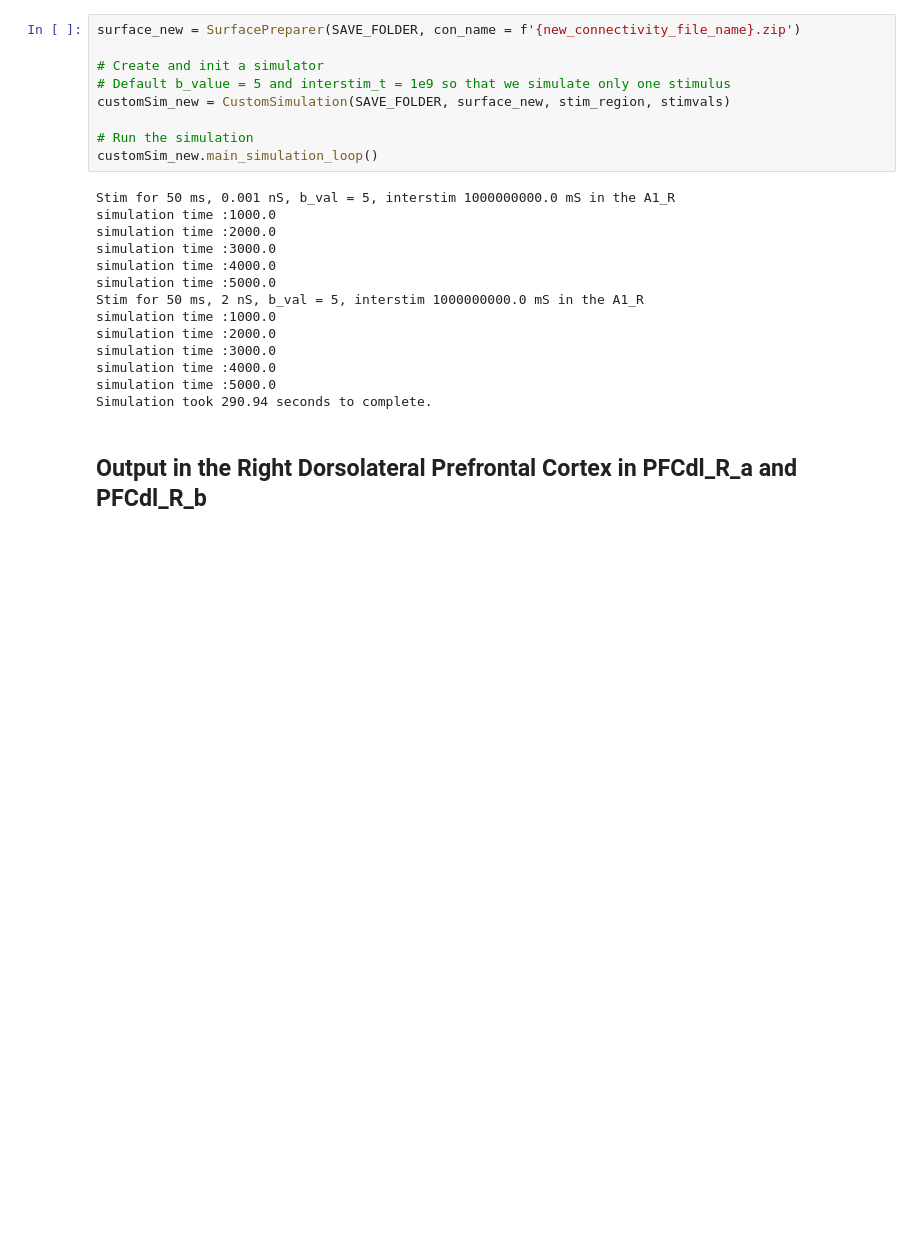
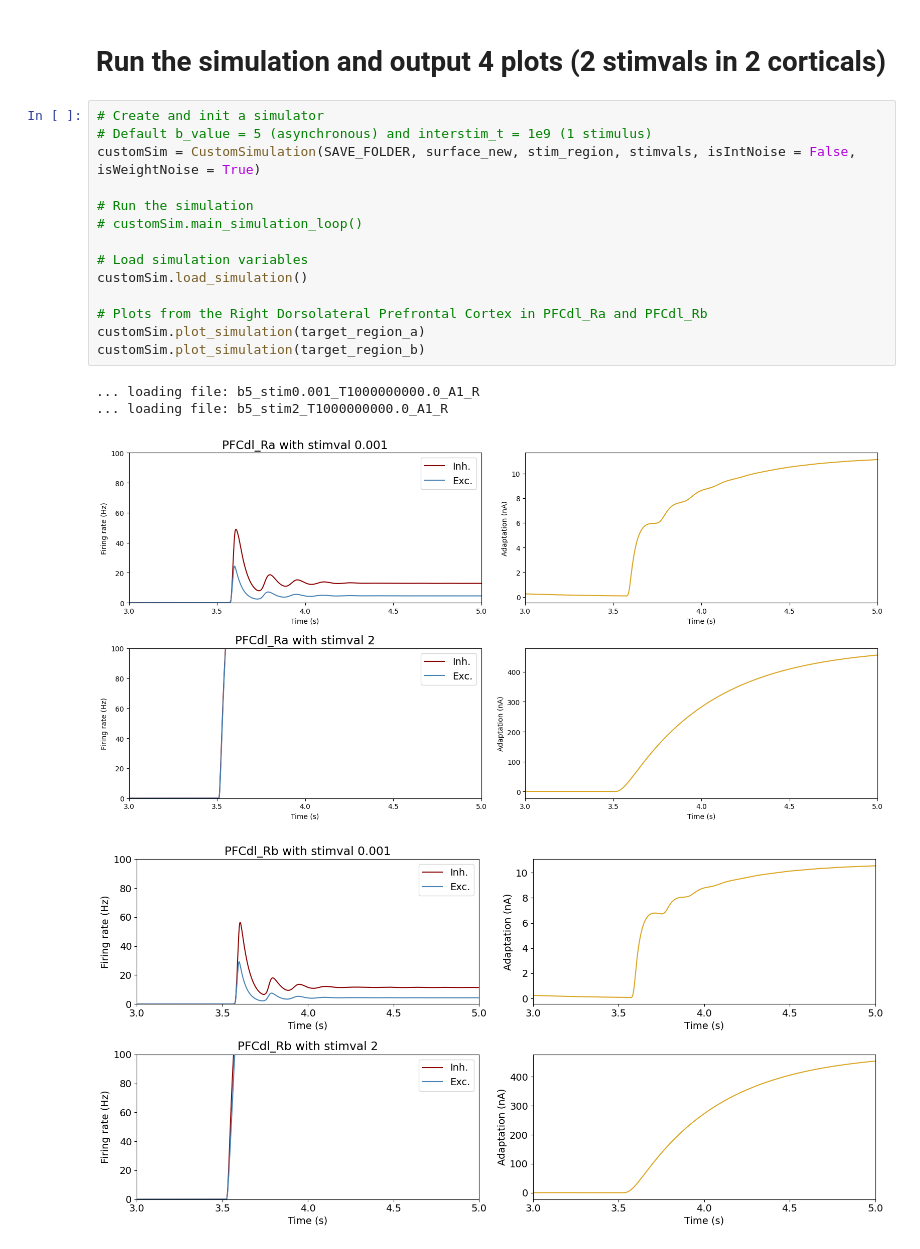
Before and after one commit to TuranSKT/tvb_decision_making, a Jupyter notebook: decision_making_A1.ipynb, the cells around one changed output. Drawn from its saved outputs; the diff is of its cells as text; blank space fills up the shorter version.

```diff
--- a/decision_making_A1.ipynb
+++ b/decision_making_A1.ipynb
@@ -98,25 +48,21 @@ connectome_editor.save_changes()
+# %% [markdown]
+# Run the simulation and output 4 plots (2 stimvals in 2 corticals)
 # %%
-surface_new = SurfacePreparer(SAVE_FOLDER, con_name = f'{new_connectivity_file_name}.zip')
-
 # Create and init a simulator
-# Default b_value = 5 and interstim_t = 1e9 so that we simulate only one stimulus
-customSim_new = CustomSimulation(SAVE_FOLDER, surface_new, stim_region, stimvals)
+# Default b_value = 5 (asynchronous) and interstim_t = 1e9 (1 stimulus)
+customSim = CustomSimulation(SAVE_FOLDER, surface_new, stim_region, stimvals, isIntNoise = False, isWeightNoise = True)
 
 # Run the simulation
-customSim_new.main_simulation_loop()
+# customSim.main_simulation_loop()
+
+# Load simulation variables
+customSim.load_simulation()
+
+# Plots from the Right Dorsolateral Prefrontal Cortex in PFCdl_Ra and PFCdl_Rb
+customSim.plot_simulation(target_region_a)
+customSim.plot_simulation(target_region_b)
 # %% [output]
-Stim for 50 ms, 0.001 nS, b_val = 5, interstim 1000000000.0 mS in the A1_R
-simulation time :1000.0
-simulation time :2000.0
-simulation time :3000.0
-simulation time :4000.0
-simulation time :5000.0
-Stim for 50 ms, 2 nS, b_val = 5, interstim 1000000000.0 mS in the A1_R
-simulation time :1000.0
-simulation time :2000.0
-simulation time :3000.0
-simulation time :4000.0
-simulation time :5000.0
-Simulation took 290.94 seconds to complete.
+... loading file: b5_stim0.001_T1000000000.0_A1_R
+... loading file: b5_stim2_T1000000000.0_A1_R
+[figure, added]
+[figure, added]
-# %% [markdown]
-## Output in the Right Dorsolateral Prefrontal Cortex in PFCdl_R_a and PFCdl_R_b
```
Also changed, not shown: parts of 17 cells of this notebook.
